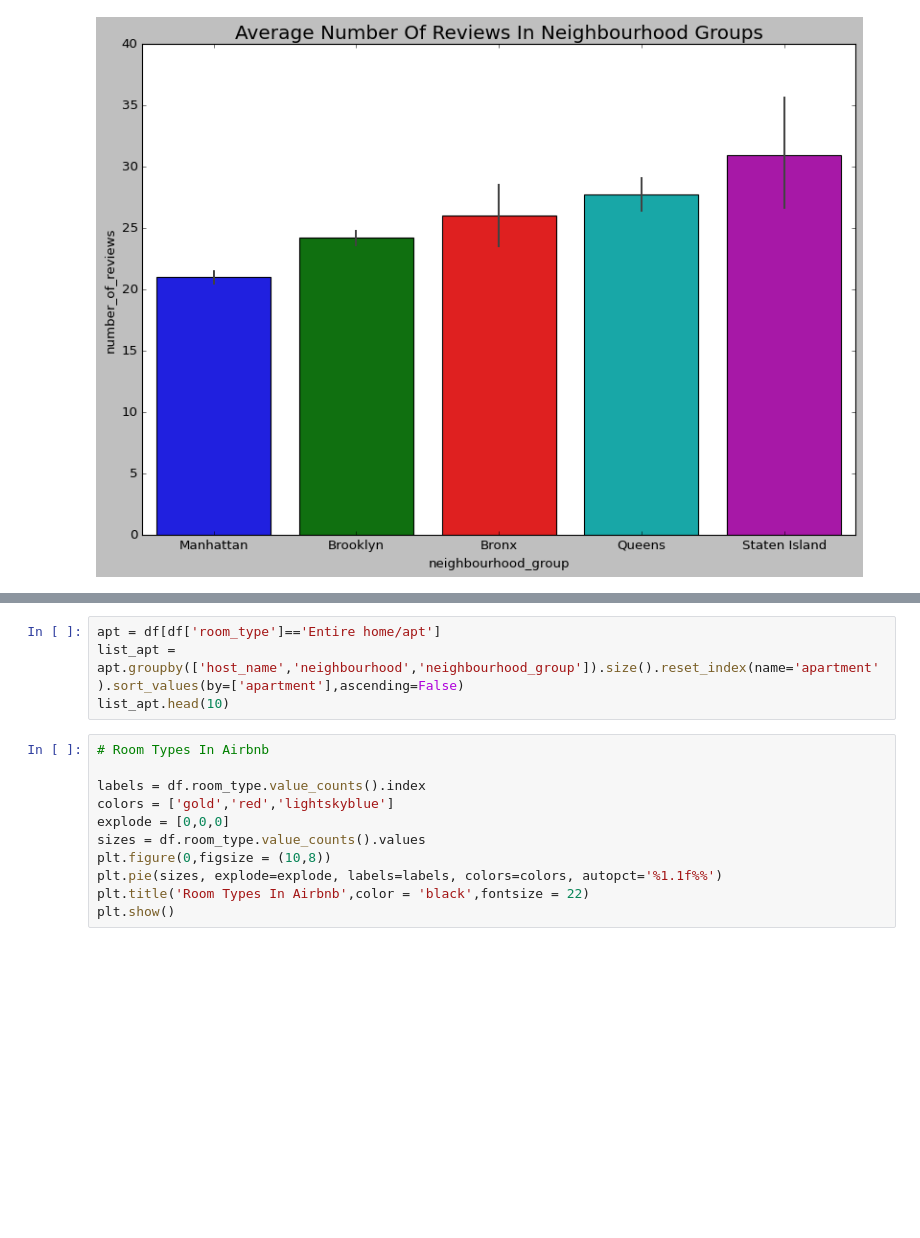
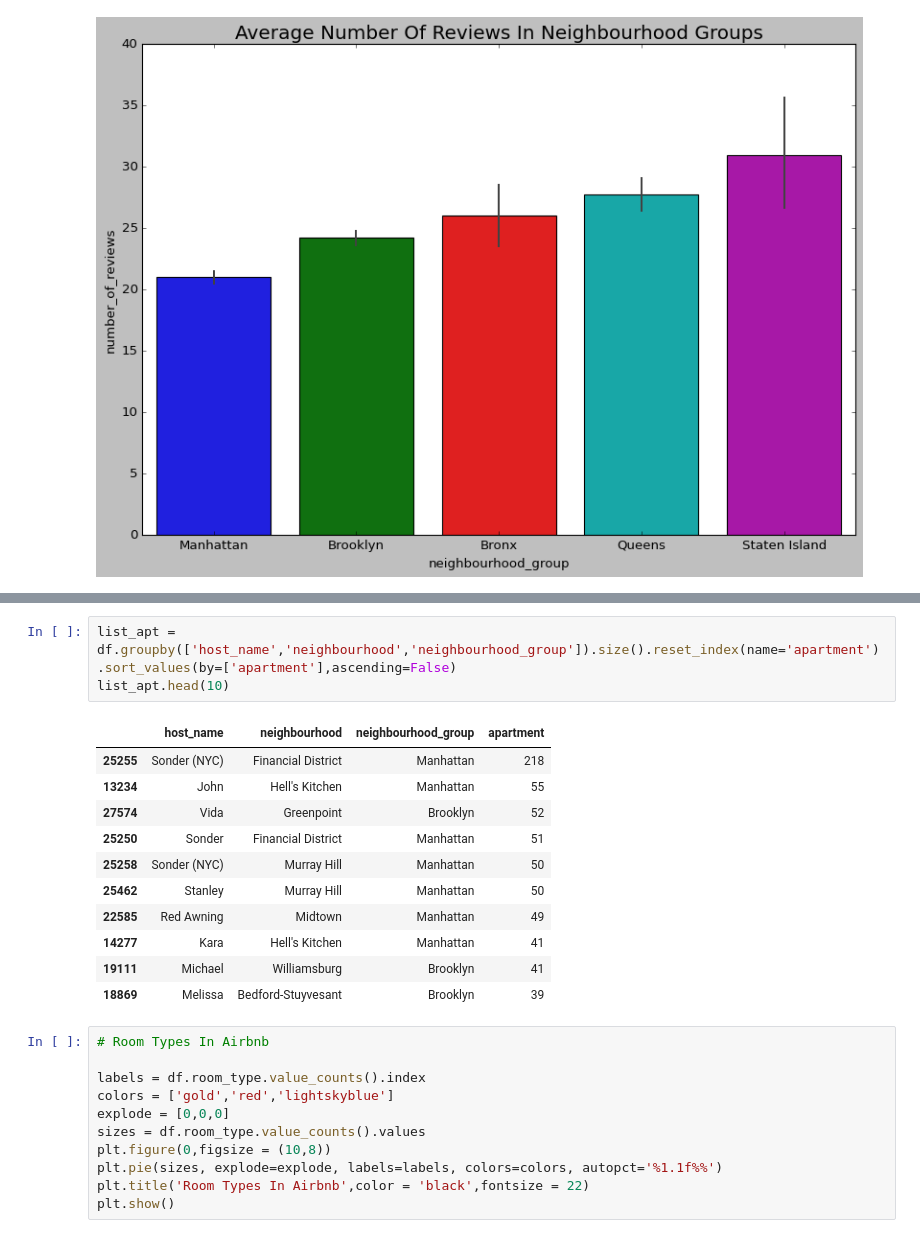
Before and after one commit to RajaChowdhury/Airbnb-Bookings-Analysis, a Jupyter notebook: MY_Airbnb_Bookings_Analysis_Capstone_Project.ipynb, the cells around one changed output, grey strips where cells are left out. Cells and saved outputs as stored; diff of their text form; blank space fills up the shorter version.

```diff
--- a/MY_Airbnb_Bookings_Analysis_Capstone_Project.ipynb
+++ b/MY_Airbnb_Bookings_Analysis_Capstone_Project.ipynb
@@ -423,7 +470,18 @@ plt.show()
 # %%
-apt = df[df['room_type']=='Entire home/apt']
-list_apt = apt.groupby(['host_name','neighbourhood','neighbourhood_group']).size().reset_index(name='apartment').sort_values(by=['apartment'],ascending=False)
+list_apt = df.groupby(['host_name','neighbourhood','neighbourhood_group']).size().reset_index(name='apartment').sort_values(by=['apartment'],ascending=False)
 list_apt.head(10)
+# %% [output]
+|  | host_name | neighbourhood | neighbourhood_group | apartment |
+| 25255 | Sonder (NYC) | Financial District | Manhattan | 218 |
+| 13234 | John | Hell's Kitchen | Manhattan | 55 |
+| 27574 | Vida | Greenpoint | Brooklyn | 52 |
+| 25250 | Sonder | Financial District | Manhattan | 51 |
+| 25258 | Sonder (NYC) | Murray Hill | Manhattan | 50 |
+| 25462 | Stanley | Murray Hill | Manhattan | 50 |
+| 22585 | Red Awning | Midtown | Manhattan | 49 |
+| 14277 | Kara | Hell's Kitchen | Manhattan | 41 |
+| 19111 | Michael | Williamsburg | Brooklyn | 41 |
+| 18869 | Melissa | Bedford-Stuyvesant | Brooklyn | 39 |
 # %%
 # Room Types In Airbnb
 
```
Also changed, not shown: parts of 37 cells of this notebook.
